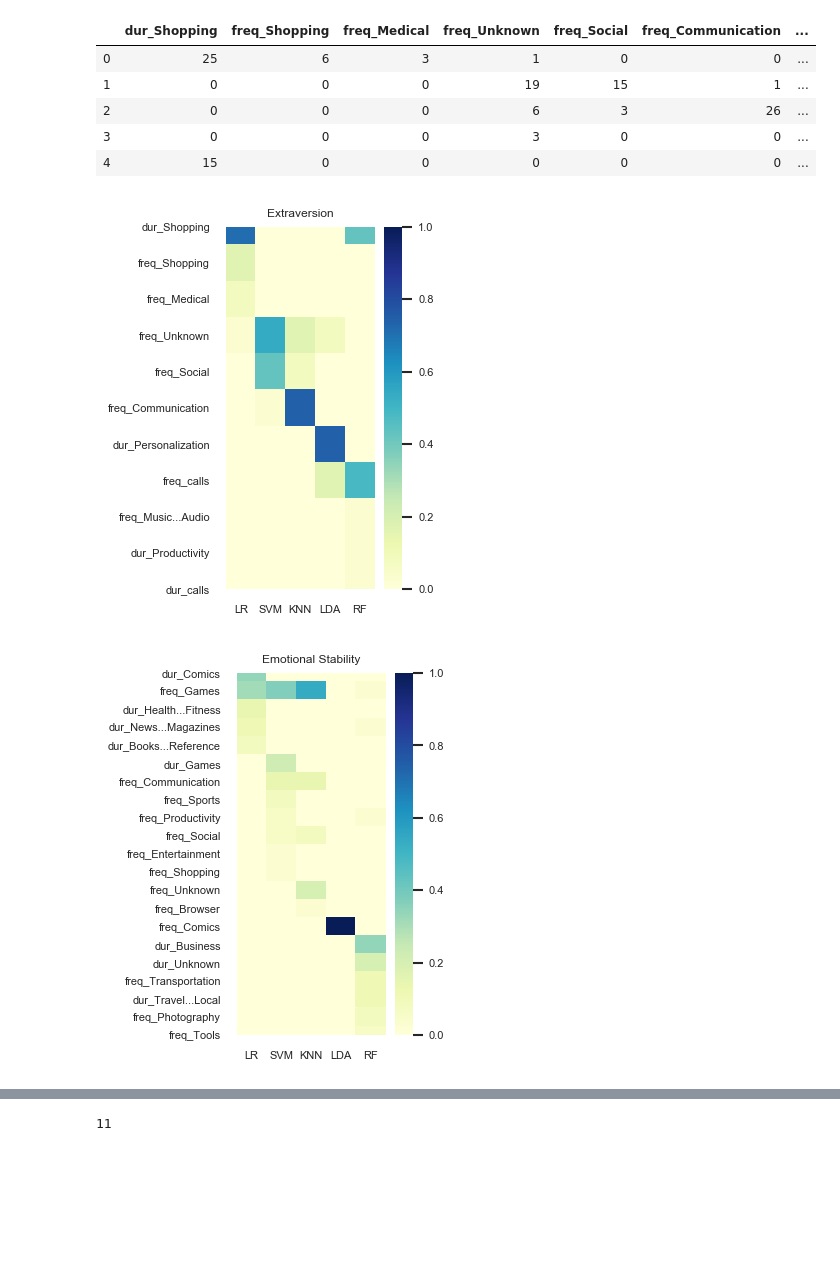
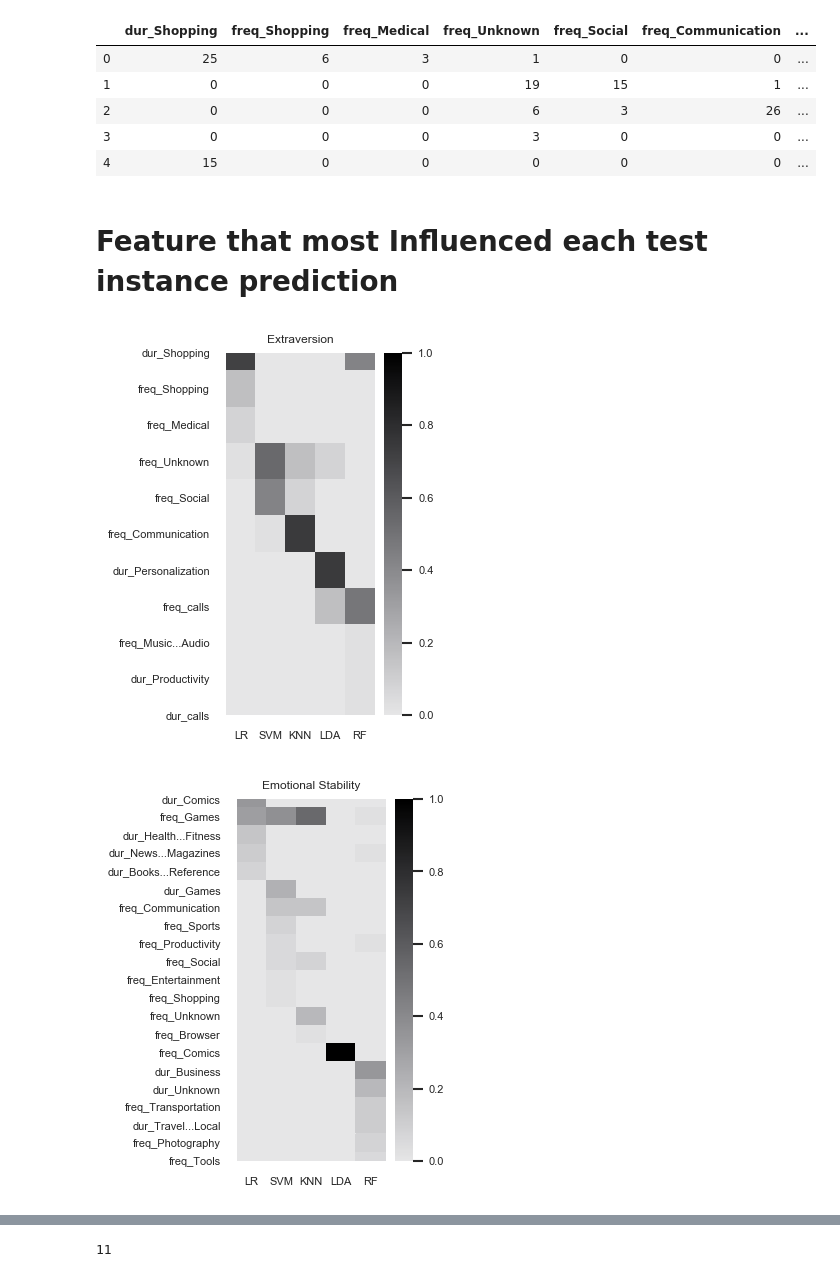
Before and after one commit to rafaoncloud/explainable_AI_personality_traits_big_five, a Jupyter notebook: LIME_results.ipynb, the cells around one changed output, grey strips where cells are left out. Drawn from its saved outputs; the diff is of its cells as text; code cells hidden in the pictures; blank space fills up the shorter version.

Commit message:
Generate heatmaps

```diff
--- a/LIME_results.ipynb
+++ b/LIME_results.ipynb
@@ -28,8 +28,8 @@ df['Openness'] = pd.DataFrame(columns=['Classifier','Feature','Value'])
 df['Conscientiousness'] = pd.DataFrame(columns=['Classifier','Feature','Value'])
 df['Agreeableness'] = pd.DataFrame(columns=['Classifier','Feature','Value'])
 # %%
-def build_dataframe(clf_name, df, trait):
-    df = df[df['trait'] == trait]['most_contribute'].value_counts()
+def build_dataframe(clf_name, df, trait, feature):
+    df = df[df['trait'] == trait][feature].value_counts()
 
     # Create dataframe to accomudate the results
     size = len(df)
@@ -42,12 +42,12 @@ def build_dataframe(clf_name, df, trait):
 
     return df_result
 
-def build_dataframe_trait(df, trait):
-    df[trait] = pd.concat([df[trait],build_dataframe('LR',df_LR,trait)])
-    df[trait] = pd.concat([df[trait],build_dataframe('SVM',df_SVM,trait)])
-    df[trait] = pd.concat([df[trait],build_dataframe('KNN',df_KNN,trait)])
-    df[trait] = pd.concat([df[trait],build_dataframe('LDA',df_LDA,trait)])
-    df[trait] = pd.concat([df[trait],build_dataframe('RF',df_RF,trait)])
+def build_dataframe_trait(df, trait, feature):
+    df[trait] = pd.concat([df[trait],build_dataframe('LR', df_LR, trait, feature)])
+    df[trait] = pd.concat([df[trait],build_dataframe('SVM', df_SVM, trait, feature)])
+    df[trait] = pd.concat([df[trait],build_dataframe('KNN', df_KNN, trait, feature)])
+    df[trait] = pd.concat([df[trait],build_dataframe('LDA', df_LDA, trait, feature)])
+    df[trait] = pd.concat([df[trait],build_dataframe('RF', df_RF, trait, feature)])
 
 def reverse_dataframe(df, trait):
     categories = df[trait]['Feature'].unique()
@@ -65,9 +65,10 @@ def reverse_dataframe(df, trait):
     return data
 # %%
 df_rev = dict()
+feature = 'most_contribute'
 
 for trait in ['Emotional Stability','Extraversion','Openness','Conscientiousness','Agreeableness']:
-    build_dataframe_trait(df,trait)
+    build_dataframe_trait(df,trait, feature)
     df_rev[trait] = reverse_dataframe(df, trait)
 
 df['Extraversion']
@@ -98,26 +99,29 @@ df_rev['Extraversion'] #.set_index(['Classifier'])
 | 2 | 0 | 0 | 0 | 6 | 3 | 26 | ... |
 | 3 | 0 | 0 | 0 | 3 | 0 | 0 | ... |
 | 4 | 15 | 0 | 0 | 0 | 0 | 0 | ... |
+# %% [markdown]
+# Feature that most Influenced each test instance prediction
 # %%
 sns.set(font_scale=0.6)
+cmap = sns.cubehelix_palette(50, hue=0.05, rot=0, light=0.9, dark=0, as_cmap=True)
 
 data = df_rev['Extraversion'].iloc[:,0:-1].transpose() / num_test_instances
 data.columns = ['LR','SVM','KNN','LDA','RF']
 plt.figure(figsize=(2, 4))
-ax = sns.heatmap(data, cmap="YlGnBu", linewidths=0, vmin=0, vmax=1)
+ax = sns.heatmap(data, cmap=cmap, linewidths=0, vmin=0, vmax=1)
 ax.set_title('Extraversion')
 plt.savefig('figures/heatmap-LIME-top-1-feature-Extraversion.png', dpi=300, bbox_inches="tight")
 # %% [output]
-[figure, old version]
+[figure, new version]
 # %%
 data = df_rev['Emotional Stability'].iloc[:,0:-1].transpose() / num_test_instances
 data.columns = ['LR','SVM','KNN','LDA','RF']
 plt.figure(figsize=(2, 4))
-ax = sns.heatmap(data, cmap="YlGnBu", linewidths=0, vmin=0, vmax=1)
+ax = sns.heatmap(data, cmap=cmap, linewidths=0, vmin=0, vmax=1)
 ax.set_title('Emotional Stability')
 plt.savefig('figures/heatmap-LIME-top-1-feature-Emotional-Stability.png', dpi=300, bbox_inches="tight")
 # %% [output]
-[figure, old version]
+[figure, new version]
 # %%
 data = df_rev['Openness'].iloc[:,0:-1].transpose() / num_test_instances
 data.columns = ['LR','SVM','KNN','LDA','RF']
```
Also changed, not shown: parts of 10 cells of this notebook, 15 other files.
